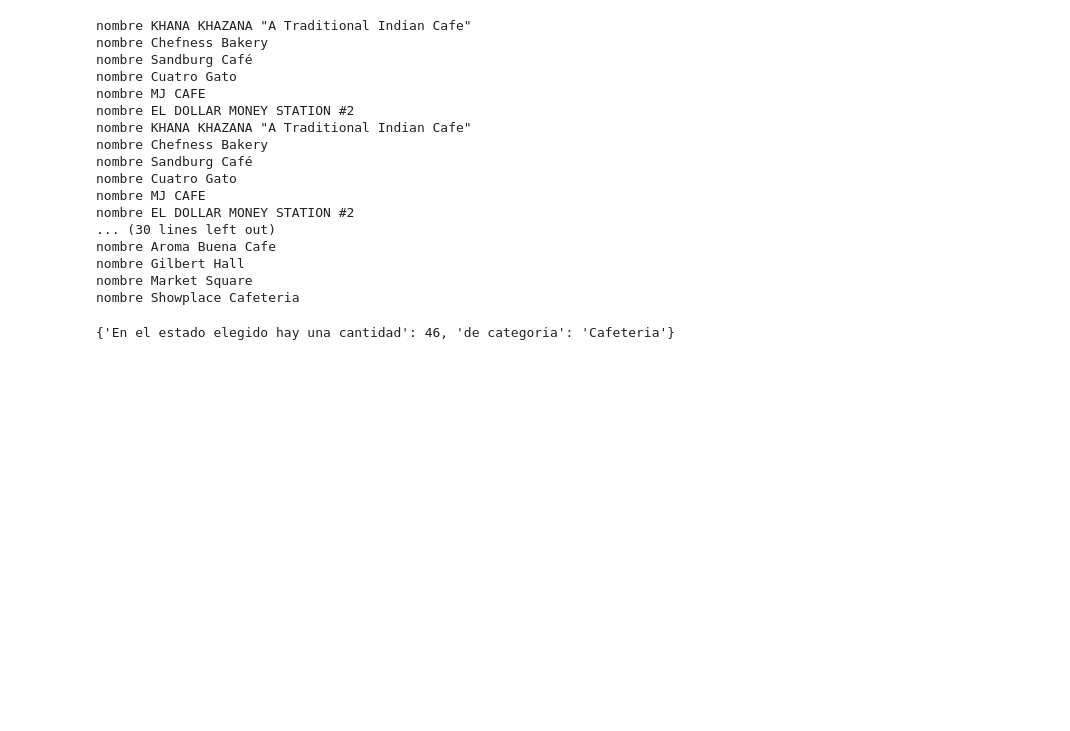
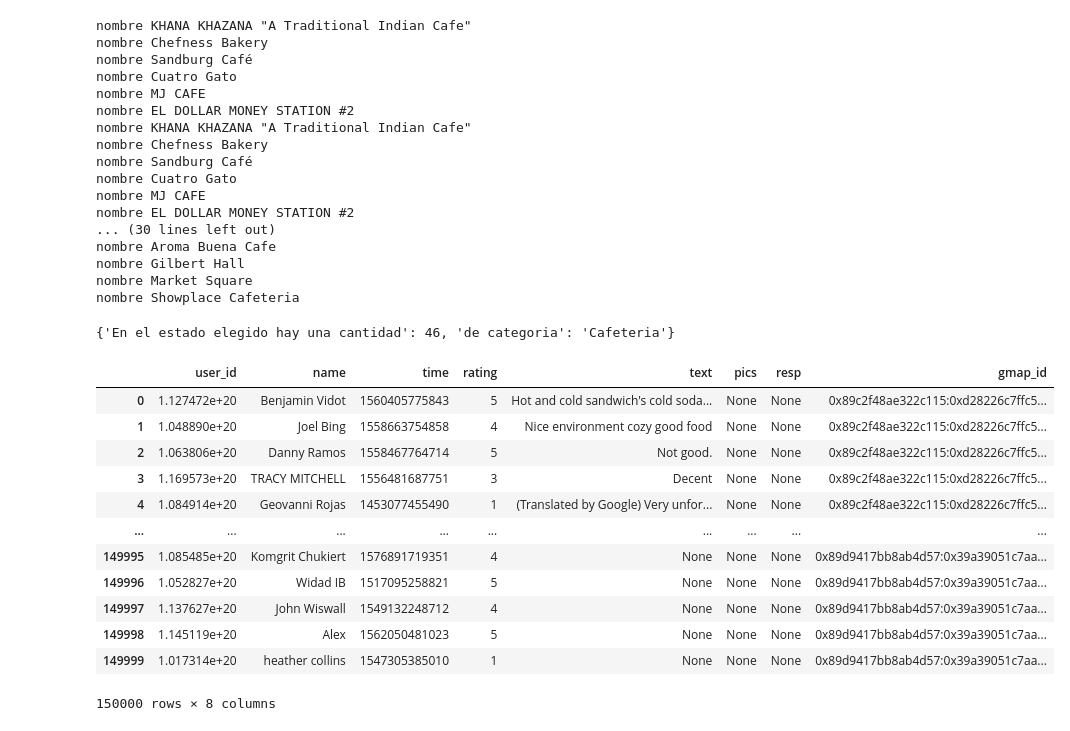
Before and after one commit to Datalogia/PG_12, a Jupyter notebook: etl__Proyecto_final.ipynb, the cells around one changed output. Cells and saved outputs as stored; diff of their text form; code cells hidden in the pictures; blank space fills up the shorter version.

```diff
--- a/etl__Proyecto_final.ipynb
+++ b/etl__Proyecto_final.ipynb
@@ -177,3 +253,20 @@ nombre Gilbert Hall
 nombre Market Square
 nombre Showplace Cafeteria
 {'En el estado elegido hay una cantidad': 46, 'de categoria': 'Cafeteria'}
+# %%
+df_metdata2=pd.read_json(r'/content/drive/MyDrive/P_F_H/2.json',lines=True)
+df_metdata2
+# %% [output]
+|  | user_id | name | time | rating | text | pics | resp | gmap_id |
+| 0 | 1.127472e+20 | Benjamin Vidot | 1560405775843 | 5 | Hot and cold sandwich's cold soda... | None | None | 0x89c2f48ae322c115:0xd28226c7ffc5... |
+| 1 | 1.048890e+20 | Joel Bing | 1558663754858 | 4 | Nice environment cozy good food | None | None | 0x89c2f48ae322c115:0xd28226c7ffc5... |
+| 2 | 1.063806e+20 | Danny Ramos | 1558467764714 | 5 | Not good. | None | None | 0x89c2f48ae322c115:0xd28226c7ffc5... |
+| 3 | 1.169573e+20 | TRACY MITCHELL | 1556481687751 | 3 | Decent | None | None | 0x89c2f48ae322c115:0xd28226c7ffc5... |
+| 4 | 1.084914e+20 | Geovanni Rojas | 1453077455490 | 1 | (Translated by Google) Very unfor... | None | None | 0x89c2f48ae322c115:0xd28226c7ffc5... |
+| ... | ... | ... | ... | ... | ... | ... | ... | ... |
+| 149995 | 1.085485e+20 | Komgrit Chukiert | 1576891719351 | 4 | None | None | None | 0x89d9417bb8ab4d57:0x39a39051c7aa... |
+| 149996 | 1.052827e+20 | Widad IB | 1517095258821 | 5 | None | None | None | 0x89d9417bb8ab4d57:0x39a39051c7aa... |
+| 149997 | 1.137627e+20 | John Wiswall | 1549132248712 | 4 | None | None | None | 0x89d9417bb8ab4d57:0x39a39051c7aa... |
+| 149998 | 1.145119e+20 | Alex | 1562050481023 | 5 | None | None | None | 0x89d9417bb8ab4d57:0x39a39051c7aa... |
+| 149999 | 1.017314e+20 | heather collins | 1547305385010 | 1 | None | None | None | 0x89d9417bb8ab4d57:0x39a39051c7aa... |
+150000 rows × 8 columns
```
Also changed, not shown: parts of 11 cells of this notebook.
